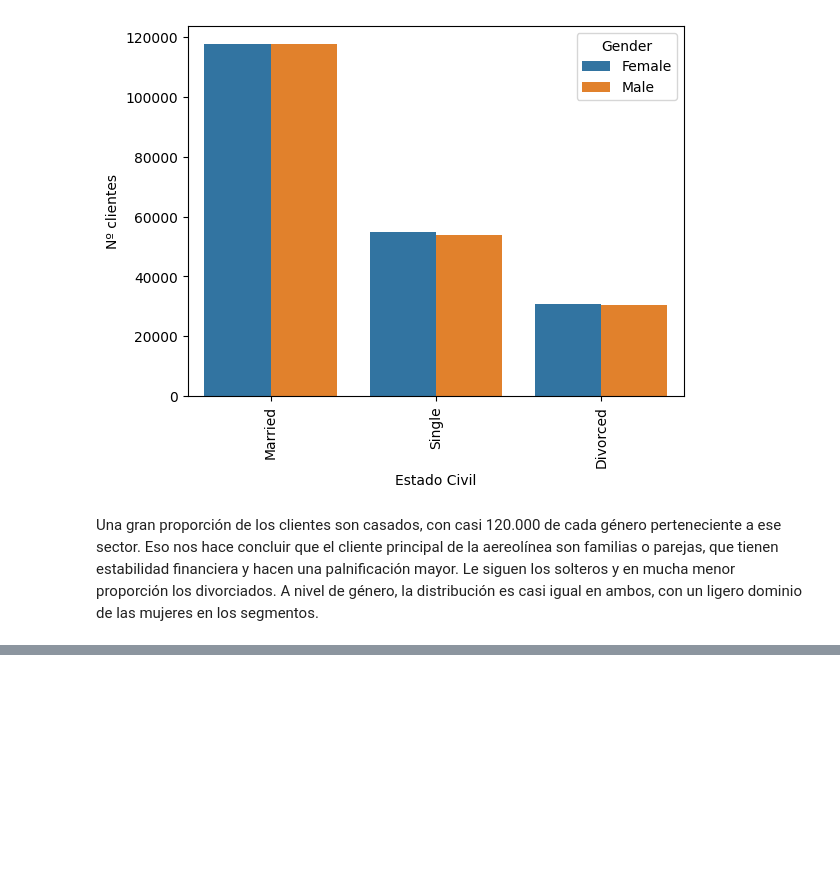
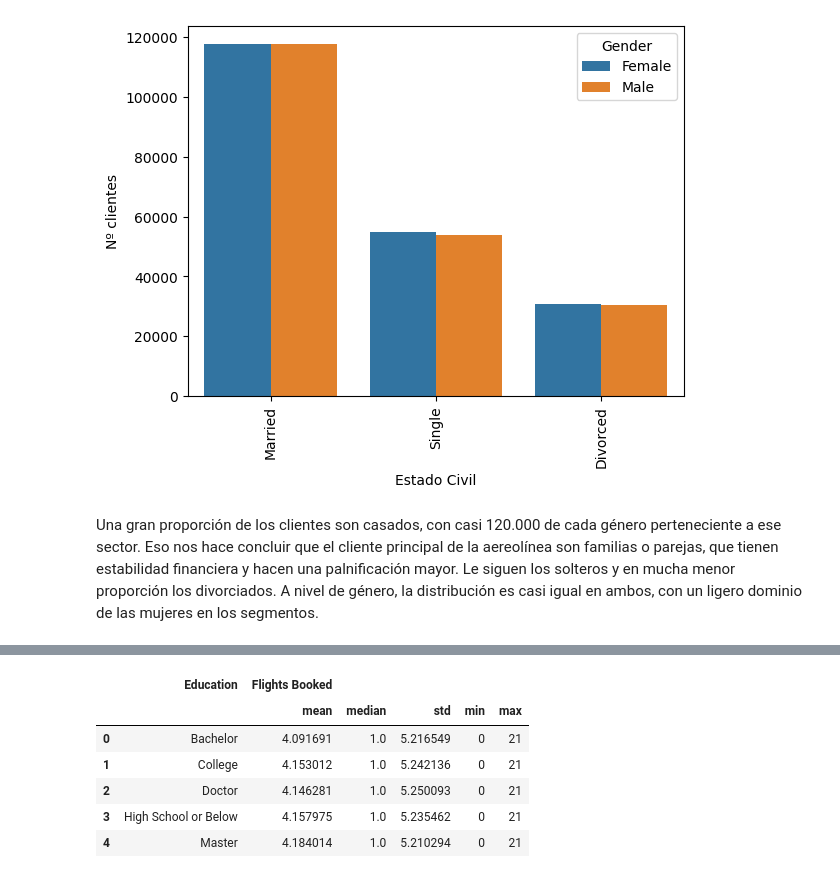
Before and after one commit to Adalab/bda-modulo-3-evaluacion-final-alirisescobar-cpu-1, a Jupyter notebook: Fase_3_visualizacion_Datos.ipynb, the cells around one changed output, grey strips where cells are left out. Drawn from its saved outputs; the diff is of its cells as text; code cells hidden in the pictures; blank space fills up the shorter version.

```diff
--- a/Fase_3_visualizacion_Datos.ipynb
+++ b/Fase_3_visualizacion_Datos.ipynb
@@ -148,0 +169,4 @@ A nivel de género, la distribución es casi igual en ambos, con un ligero domin
+# %%
+reporte_education = df_bonus.groupby('Education')[['Flights Booked']].agg(['mean', 'median', 'std', 'min', 'max'])
+
+display(reporte_education)
@@ -148,0 +182,12 @@ A nivel de género, la distribución es casi igual en ambos, con un ligero domin
+# %%
+reporte_education = reporte_education.reset_index
+# %%
+reporte_education()
+# %% [output]
+|  | Education | Flights Booked |  |  |  |  |
+|  |  | mean | median | std | min | max |
+| 0 | Bachelor | 4.091691 | 1.0 | 5.216549 | 0 | 21 |
+| 1 | College | 4.153012 | 1.0 | 5.242136 | 0 | 21 |
+| 2 | Doctor | 4.146281 | 1.0 | 5.250093 | 0 | 21 |
+| 3 | High School or Below | 4.157975 | 1.0 | 5.235462 | 0 | 21 |
+| 4 | Master | 4.184014 | 1.0 | 5.210294 | 0 | 21 |
```
Also changed, not shown: parts of 8 cells of this notebook, 4 other files.
